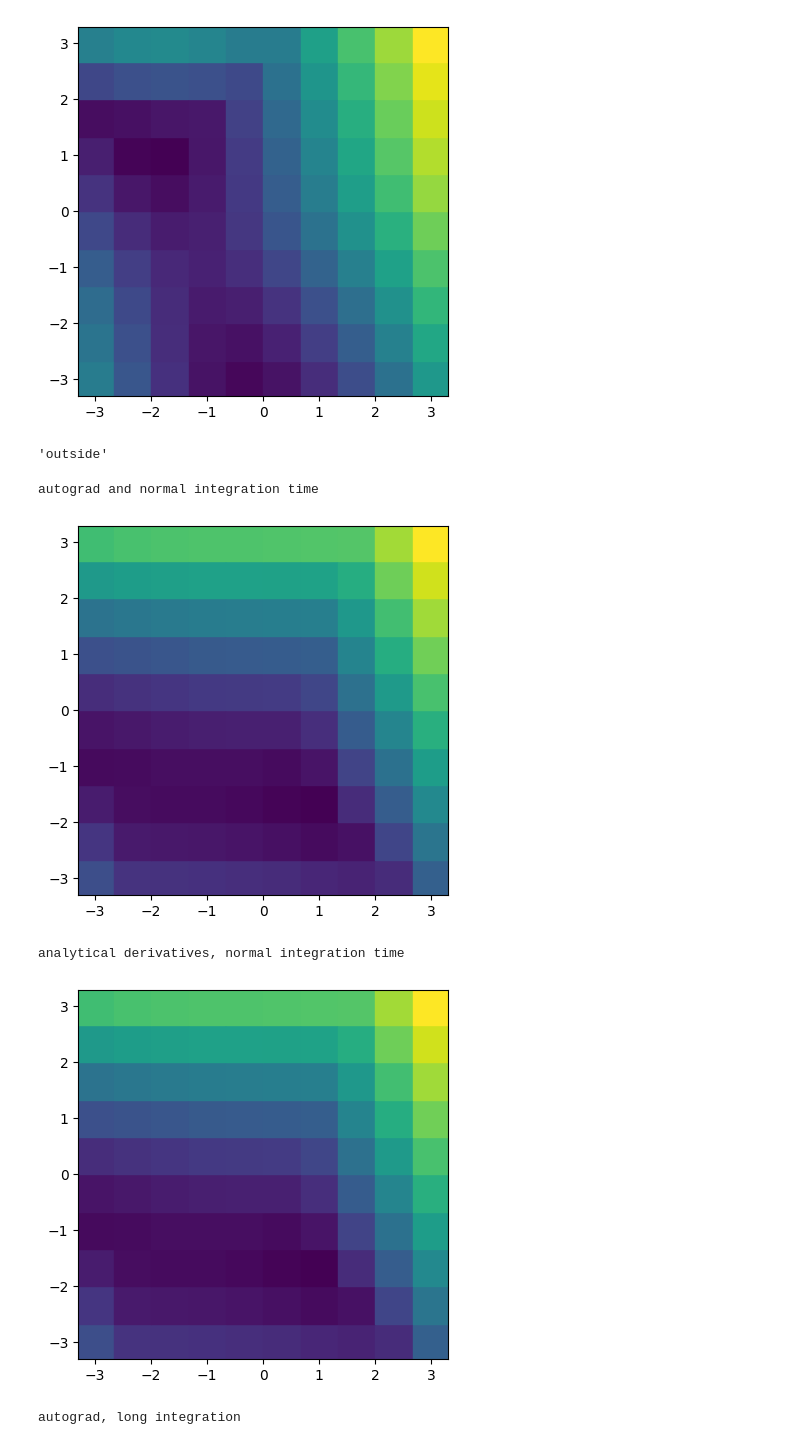
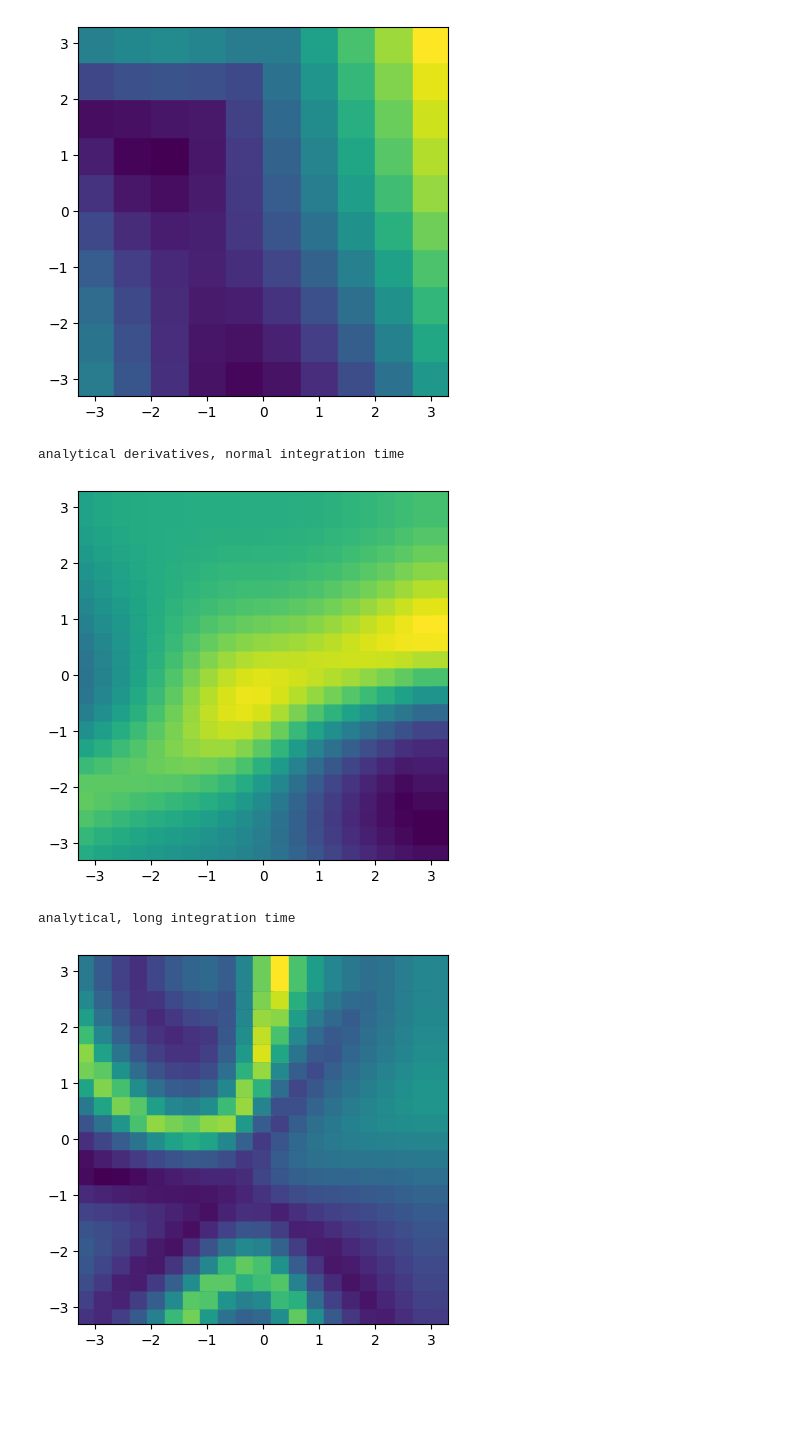
Before and after one commit to elenaquei/TUM_nODE, a Jupyter notebook: tests_Lyapunov.ipynb, the cells around one changed output. Cells and saved outputs as stored; diff of their text form; code cells hidden in the pictures; blank space fills up the shorter version.

```diff
--- a/tests_Lyapunov.ipynb
+++ b/tests_Lyapunov.ipynb
@@ -243,5 +238,5 @@ array([-2.        , -1.55555556, -1.11111111, -0.66666667, -0.22222222,
 # %%
-t = 0
-x = torch.Tensor([2.3, 1.4])
+t, x = 0., torch.Tensor([1,2.3])
+
 finite_differences(nODE.flow.dynamics.forward, t, x)
 # %% [output]
@@ -394,14 +370,9 @@ ax = plt.gca()
 ax.set_aspect('equal')
 # %% [output]
 [figure]
-# %%
-nODE.architecture
-# %% [output]
-'outside'
 # %%
 def easy_lyap(x_amount, integration_time, f = nODE, jac = None):
     dt = 0.1
-    boundary = np.abs(plotlim[0])
 
     x = np.linspace(-boundary,boundary,x_amount)
     y = np.linspace(-boundary,boundary,x_amount)
@@ -421,42 +392,44 @@ def easy_lyap(x_amount, integration_time, f = nODE, jac = None):
 # analytical derivatives
 
 f = lambda x, t: nODE.flow.dynamics.forward(t,torch.Tensor(x)).detach()
-jac = lambda x, t: nODE.flow.dynamics.derivative(t,torch.Tensor(x)).detach()
+jac_anal = lambda x, t: nODE.flow.dynamics.derivative(t,torch.Tensor(x)).detach()
+def jac_auto(x,t):
+    x_torch = torch.from_numpy(x).type(torch.float32)
+    x_torch.requires_grad=True
+    f_x_t = lambda x: nODE.flow.dynamics.forward(t, x)
+    Df_x = torch.autograd.functional.jacobian(f_x_t, x_torch) # symbolical (I think)
+    Dfx = Df_x.numpy()
+    return Dfx
+jac_findiff = lambda x, t: finite_differences(nODE.flow.dynamics.forward, t, torch.Tensor(x))
+
+boundary = 3
+T = 4
 # %%
-print('autograd and normal integration time')
+x_amount = 20
+x = np.linspace(-boundary,boundary,x_amount)
+y = np.linspace(-boundary,boundary,x_amount)
+X, Y = np.meshgrid(x, y)
+XY = np.array([X.flatten(), Y.flatten()])
 
-lyap = easy_lyap(10, T)
+print('analytical derivatives, normal integration time')
+
+lyap = easy_lyap(x_amount, T, f = f, jac = jac_anal)
+plt.scatter(XY[0, :], XY[1, :], c = lyap, s = 700, marker = 's')
+ax = plt.gca()
+ax.set_aspect('equal')
+plt.savefig('Lyapunov_for_moons_short_integration_time')
+plt.show()
+
+print('analytical, long integration time')
+
+integration_time = 20
+lyap = easy_lyap(x_amount, integration_time, f = f, jac = jac_anal)
 plt.scatter(XY[0, :], XY[1, :], c = lyap, s = 700, marker = 's')
 ax = plt.gca()
 ax.set_aspect('equal')
 plt.show()
-
-print('analytical derivatives, normal integration time')
-
-lyap = easy_lyap(10, T, f = f, jac = jac)
-plt.scatter(XY[0, :], XY[1, :], c = lyap, s = 700, marker = 's')
-ax = plt.gca()
-ax.set_aspect('equal')
-plt.show()
-
-print('autograd, long integration')
-
-lyap = easy_lyap(10, 10*T)
-plt.scatter(XY[0, :], XY[1, :], c = lyap, s = 700, marker = 's')
-ax = plt.gca()
-ax.set_aspect('equal')
-plt.show()
-
-print('analytical, long integration time')
-
-lyap = easy_lyap(10, 10*T, f = f, jac = jac)
-plt.scatter(XY[0, :], XY[1, :], c = lyap, s = 700, marker = 's')
-ax = plt.gca()
-ax.set_aspect('equal')
-plt.show()
 # %% [output]
-autograd and normal integration time
+analytical derivatives, normal integration time
-[figure, old version]
+[figure, new version]
-analytical derivatives, normal integration time
+analytical, long integration time
-[figure, old version]
+[figure, new version]
-autograd, long integration
```
Also changed, not shown: parts of 26 cells of this notebook, 5 other files.
